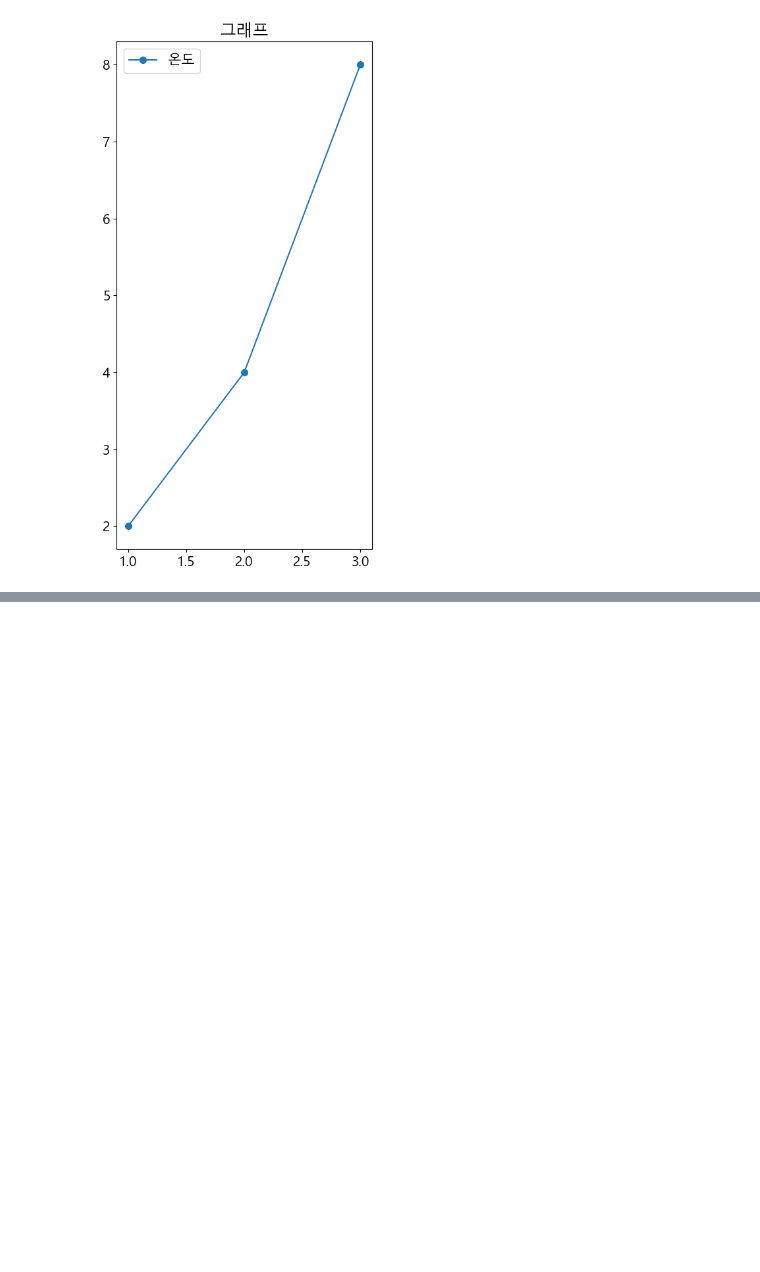
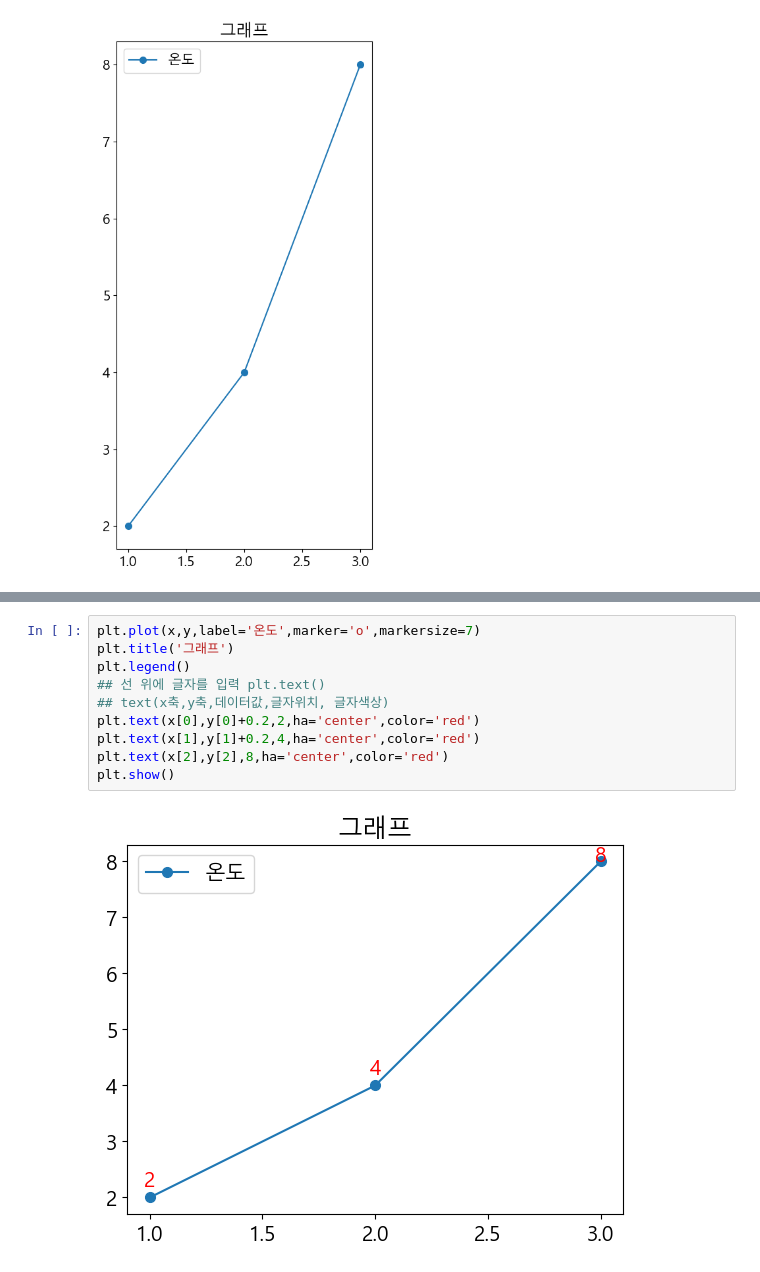
Before and after one commit to onulee/webdata, a Jupyter notebook: w0522/w0522_07.ipynb, the cells around one changed output, grey strips where cells are left out. Saved outputs shown, nothing was run; the diff lists cells and outputs as text; blank space fills up the shorter version.

```diff
--- a/w0522/w0522_07.ipynb
+++ b/w0522/w0522_07.ipynb
@@ -31,3 +34,15 @@ plt.savefig('a2.png',dpi=300) # plt.plot 아래쪽에 위치해야 함.
 plt.show()
 # %% [output]
 [figure]
+# %%
+plt.plot(x,y,label='온도',marker='o',markersize=7)
+plt.title('그래프')
+plt.legend()
+## 선 위에 글자를 입력 plt.text()
+## text(x축,y축,데이터값,글자위치, 글자색상)
+plt.text(x[0],y[0]+0.2,2,ha='center',color='red')
+plt.text(x[1],y[1]+0.2,4,ha='center',color='red')
+plt.text(x[2],y[2],8,ha='center',color='red')
+plt.show()
+# %% [output]
+[figure, added]
```
Also changed, not shown: parts of 2 cells of this notebook, 2 other files.
